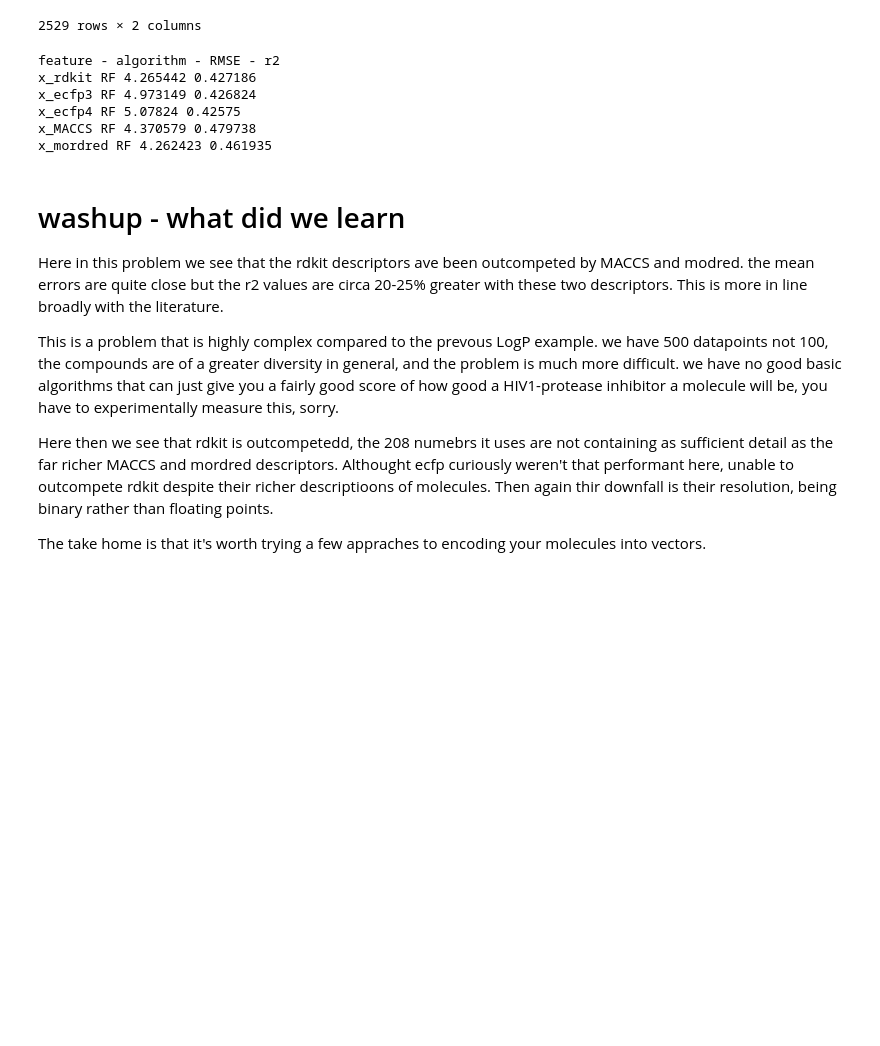
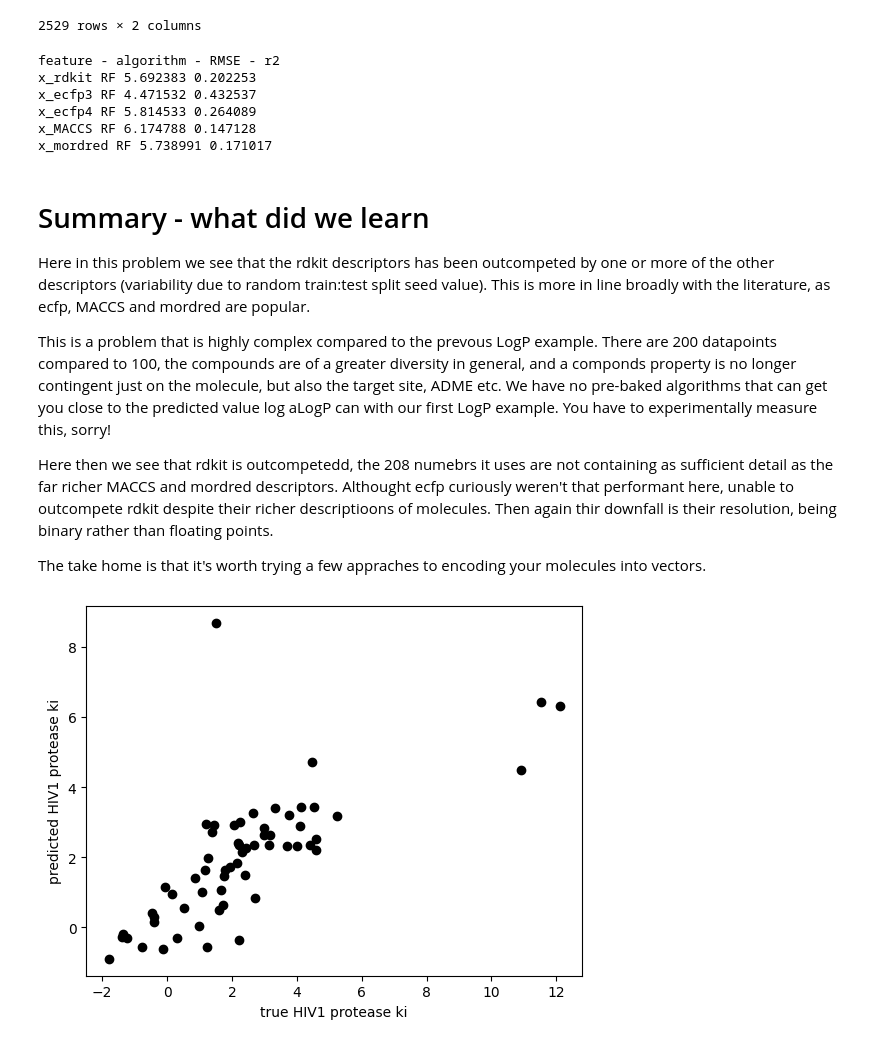
Before and after one commit to ojcharles/notes_on_qsar, a Jupyter notebook: 2_molecular_encoding.ipynb, the cells around one changed output. Cells and saved outputs as stored; diff of their text form; code cells hidden in the pictures; blank space fills up the shorter version.

Commit message:
first hack at 123

```diff
--- a/2_molecular_encoding.ipynb
+++ b/2_molecular_encoding.ipynb
@@ -165,7 +161,7 @@ dict_feats = {
 
 print('feature - algorithm - RMSE - r2')
 
-resample_num = 5
+resample_num = 10
 
 # for each molvector type
 for f, f_df in dict_feats.items():
@@ -247,7 +243,7 @@ df
 2529 rows × 2 columns
 # %%
 # Now we generate the vector of vectors for each type of descriptor
-df = df[0:500]
+df = df[0:200]
 y = df['pKi']
 
 # rdkit descriptors - 208 total
@@ -265,7 +261,7 @@ with Pool(processes=os.cpu_count()) as p:
 with Pool(processes=os.cpu_count()) as p:
     x_MACCS = np.stack(p.map(smiles_2_MACCS, df.smiles.values))
 
-# Mordred - save this as its a long compute
+# Mordred - comment this block out to save time
 with Pool(processes=os.cpu_count()) as p:
     x_mordred = np.stack(p.map(smiles_2_mordredDescr, df.smiles.values))
 # %%
@@ -286,7 +282,7 @@ dict_feats = {
     'x_ecfp3': x_ecfp3,
     'x_ecfp4': x_ecfp4,
     'x_MACCS': x_MACCS,
-    'x_mordred': x_mordred,
+    'x_mordred': x_mordred, # comment this out to save time
 }
 
 print('feature - algorithm - RMSE - r2')
@@ -327,18 +323,25 @@ for f, f_df in dict_feats.items():
         print(newrow.to_string(index=False, header=False))
 # %% [output]
 feature - algorithm - RMSE - r2
-x_rdkit RF 4.265442 0.427186
-x_ecfp3 RF 4.973149 0.426824
-x_ecfp4 RF 5.07824 0.42575
-x_MACCS RF 4.370579 0.479738
-x_mordred RF 4.262423 0.461935
+x_rdkit RF 5.692383 0.202253
+x_ecfp3 RF 4.471532 0.432537
+x_ecfp4 RF 5.814533 0.264089
+x_MACCS RF 6.174788 0.147128
+x_mordred RF 5.738991 0.171017
 # %% [markdown]
-# washup - what did we learn
+# Summary - what did we learn
 
-Here in this problem we see that the rdkit descriptors ave been outcompeted by MACCS and modred. the mean errors are quite close but the r2 values are circa 20-25% greater with these two descriptors. This is more in line broadly with the literature.
+Here in this problem we see that the rdkit descriptors has been outcompeted by one or more of the other descriptors (variability due to random train:test split seed value). This is more in line broadly with the literature, as ecfp, MACCS and mordred are popular.
 
-This is a problem that is highly complex compared to the prevous LogP example. we have 500 datapoints not 100, the compounds are of a greater diversity in general, and the problem is much more difficult. we have no good basic algorithms that can just give you a fairly good score of how good a HIV1-protease inhibitor a molecule will be, you have to experimentally measure this, sorry.
+This is a problem that is highly complex compared to the prevous LogP example. There are 200 datapoints compared to 100, the compounds are of a greater diversity in general, and a componds property is no longer contingent just on the molecule, but also the target site, ADME etc. We have no pre-baked algorithms that can get you close to the predicted value log aLogP can with our first LogP example. You have to experimentally measure this, sorry!
 
 Here then we see that rdkit is outcompetedd, the 208 numebrs it uses are not containing as sufficient detail as the far richer MACCS and mordred descriptors. Althought ecfp curiously weren't that performant here, unable to outcompete rdkit despite their richer descriptioons of molecules. Then again thir downfall is their resolution, being binary rather than floating points.
 
 The take home is that it's worth trying a few appraches to encoding your molecules into vectors.
+# %%
+# for satisfaction let's look at the predicted vs experimental Ki values for that last RF modred model
+plt.plot(y_test, test_preds, 'o', color='black');
+plt.xlabel('true HIV1 protease ki');
+plt.ylabel('predicted HIV1 protease ki');
+# %% [output]
+[figure, added]
```
Also changed, not shown: parts of 5 cells of this notebook, 2 other files.
